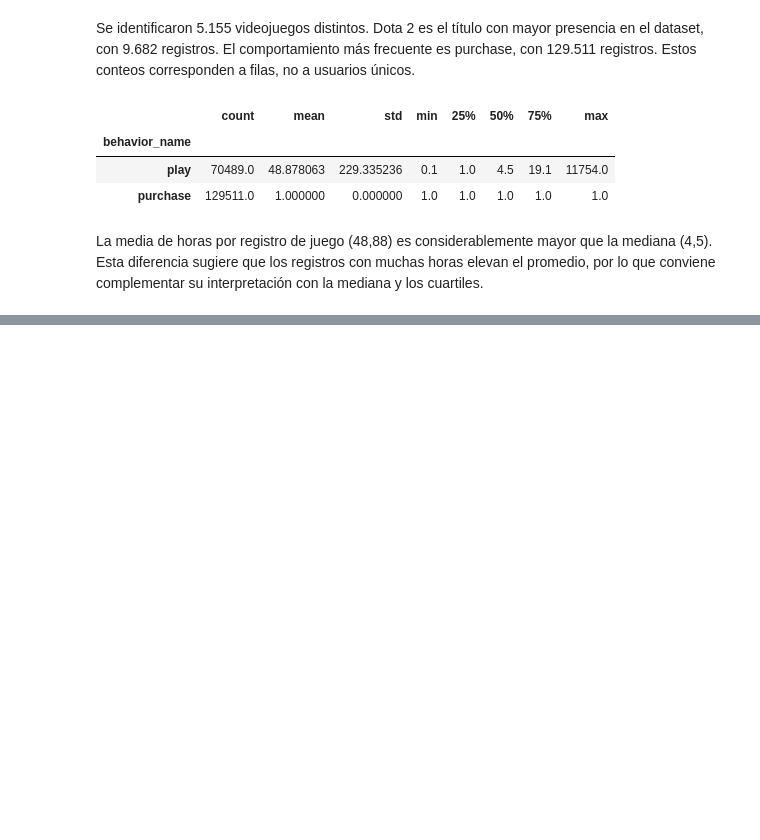
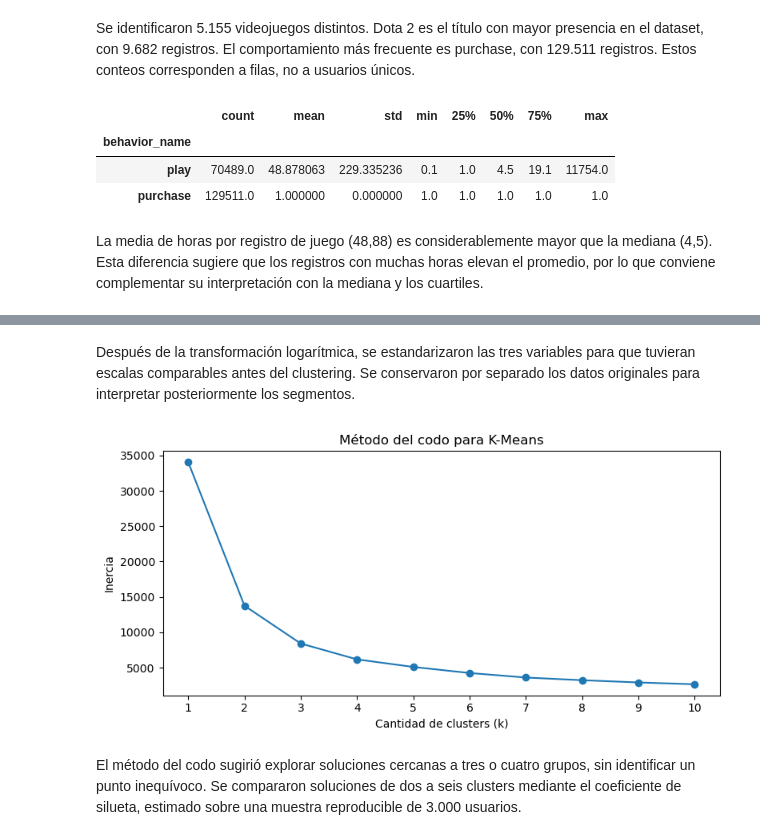
Before and after one commit to ciphervan/Entregables-BIT-IH, a Jupyter notebook: Entregas/Aprendizaje-no-supervisado/Notebooks/Exploracion de datos.ipynb, the cells around one changed output, grey strips where cells are left out. Drawn from its saved outputs; the diff is of its cells as text; code cells hidden in the pictures; blank space fills up the shorter version.

```diff
--- a/Entregas/Aprendizaje-no-supervisado/Notebooks/Exploracion de datos.ipynb
+++ b/Entregas/Aprendizaje-no-supervisado/Notebooks/Exploracion de datos.ipynb
@@ -166,0 +488,10 @@ La media de horas por registro de juego (48,88) es considerablemente mayor que l
+# %%
+from sklearn.preprocessing import StandardScaler
+
+scaler = StandardScaler()
+
+usuarios_escalados = pd.DataFrame(
+    scaler.fit_transform(usuarios_log),
+    index=usuarios_log.index,
+    columns=usuarios_log.columns
+)
@@ -166,0 +504,31 @@ La media de horas por registro de juego (48,88) es considerablemente mayor que l
+# %% [markdown]
+Después de la transformación logarítmica, se estandarizaron las tres variables para que tuvieran escalas comparables antes del clustering. Se conservaron por separado los datos originales para interpretar posteriormente los segmentos.
+# %%
+from sklearn.cluster import KMeans
+import matplotlib.pyplot as plt
+
+inercias = []
+valores_k = range(1, 11)
+
+for k in valores_k:
+    modelo = KMeans(
+        n_clusters=k,
+        random_state=42,
+        n_init=10
+    )
+
+    modelo.fit(usuarios_escalados)
+    inercias.append(modelo.inertia_)
+
+plt.figure(figsize=(8, 4))
+plt.plot(valores_k, inercias, marker='o')
+plt.title('Método del codo para K-Means')
+plt.xlabel('Cantidad de clusters (k)')
+plt.ylabel('Inercia')
+plt.xticks(list(valores_k))
+plt.tight_layout()
+plt.show()
+# %% [output]
+[figure, added]
+# %% [markdown]
+El método del codo sugirió explorar soluciones cercanas a tres o cuatro grupos, sin identificar un punto inequívoco. Se compararon soluciones de dos a seis clusters mediante el coeficiente de silueta, estimado sobre una muestra reproducible de 3.000 usuarios.
```
Also changed, not shown: parts of 42 cells of this notebook.
